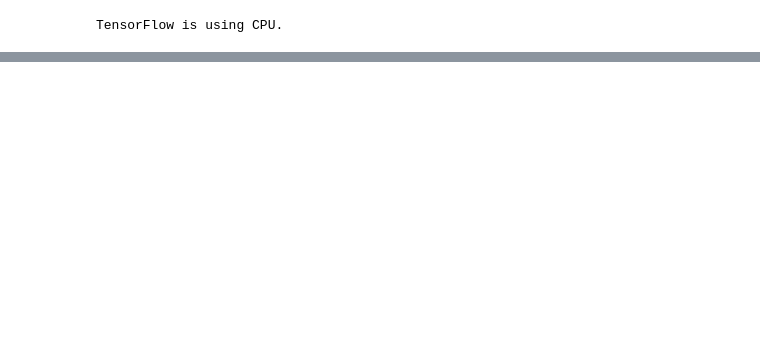
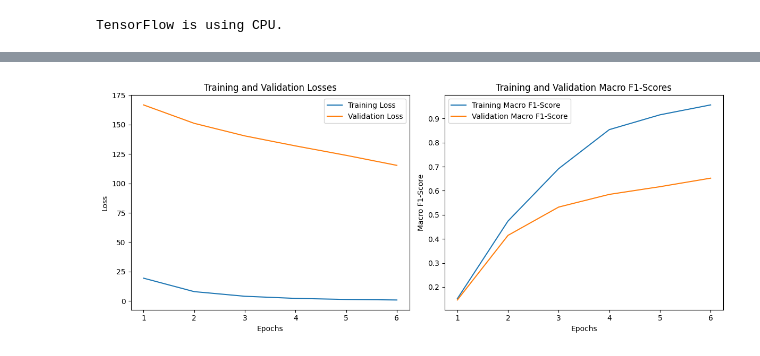
Before and after one commit to NalishJain/NLP-Assignments, a Jupyter notebook: A2_16/model4 (1).ipynb, the cells around one changed output, grey strips where cells are left out. Drawn from its saved outputs; the diff is of its cells as text; code cells hidden in the pictures; blank space fills up the shorter version.

Commit message:
completed(except - test acc)

```diff
--- a/A2_16/model4 (1).ipynb
+++ b/A2_16/model4 (1).ipynb
@@ -153,9 +140,9 @@ def process_data(dataset,task,split, embedding_type):
 
     return np.array(sentences), np.asarray(labels)
 # %%
-X_train, y_train = process_data(task1_train_data, 1, split = "train", embedding_type = "glove")
-X_val, y_val = process_data(task1_val_data, 1, split = "val", embedding_type = "glove")
-X_test, y_test = process_data(task1_test_data, 1, split = "test", embedding_type = "glove")
+X_train, y_train = process_data(task1_train_data, 1, split = "train", embedding_type = "fast_text")
+X_val, y_val = process_data(task1_val_data, 1, split = "val", embedding_type = "fast_text")
+X_test, y_test = process_data(task1_test_data, 1, split = "test", embedding_type = "fast_text")
 # %%
 class CRF(L.Layer):
     def __init__(self,
@@ -329,6 +316,30 @@ class MetricsCallback(tf.keras.callbacks.Callback):
 
         # Print metrics
         print(f'Epoch {epoch + 1} - Train Loss: {train_loss:.4f} - Val Loss: {val_loss:.4f} - Train F1 Score: {train_f1_score:.4f} - Val F1 Score: {val_f1_score:.4f}')
+
+    def plot_results(self):
+        epochs = range(1, len(self.train_losses) + 1)
+
+        plt.figure(figsize=(12, 5))
+
+        plt.subplot(1, 2, 1)
+        plt.plot(epochs, self.train_losses, label='Training Loss')
+        plt.plot(epochs, self.val_losses, label='Validation Loss')
+        plt.title('Training and Validation Losses')
+        plt.xlabel('Epochs')
+        plt.ylabel('Loss')
+        plt.legend()
+
+        plt.subplot(1, 2, 2)
+        plt.plot(epochs, self.train_f1_scores, label='Training Macro F1-Score')
+        plt.plot(epochs, self.val_f1_scores, label='Validation Macro F1-Score')
+        plt.title('Training and Validation Macro F1-Scores')
+        plt.xlabel('Epochs')
+        plt.ylabel('Macro F1-Score')
+        plt.legend()
+
+        plt.tight_layout()
+        plt.show()
 # %%
 import tensorflow as tf
 
@@ -361,0 +386,4 @@ Test Loss: 169.0938 - Test Accuracy: 0.0985 - Test F1 Score: 0.5242
+# %%
+metrics_callback.plot_results()
+# %% [output]
+[figure, added]
```
Also changed, not shown: parts of 6 cells of this notebook, 8 other files.
